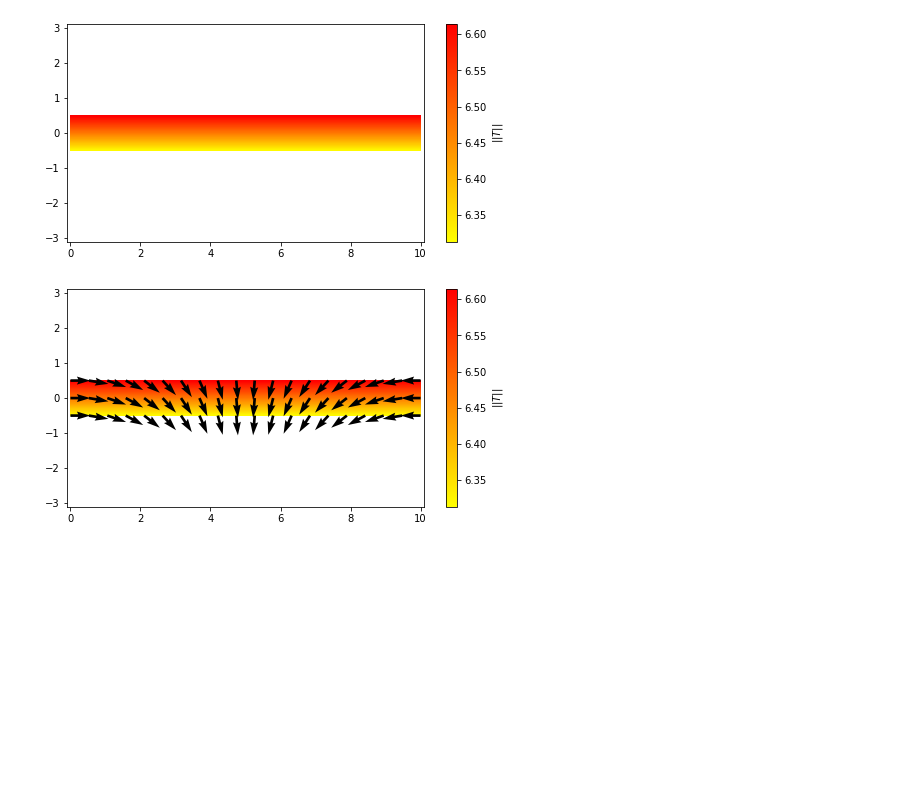
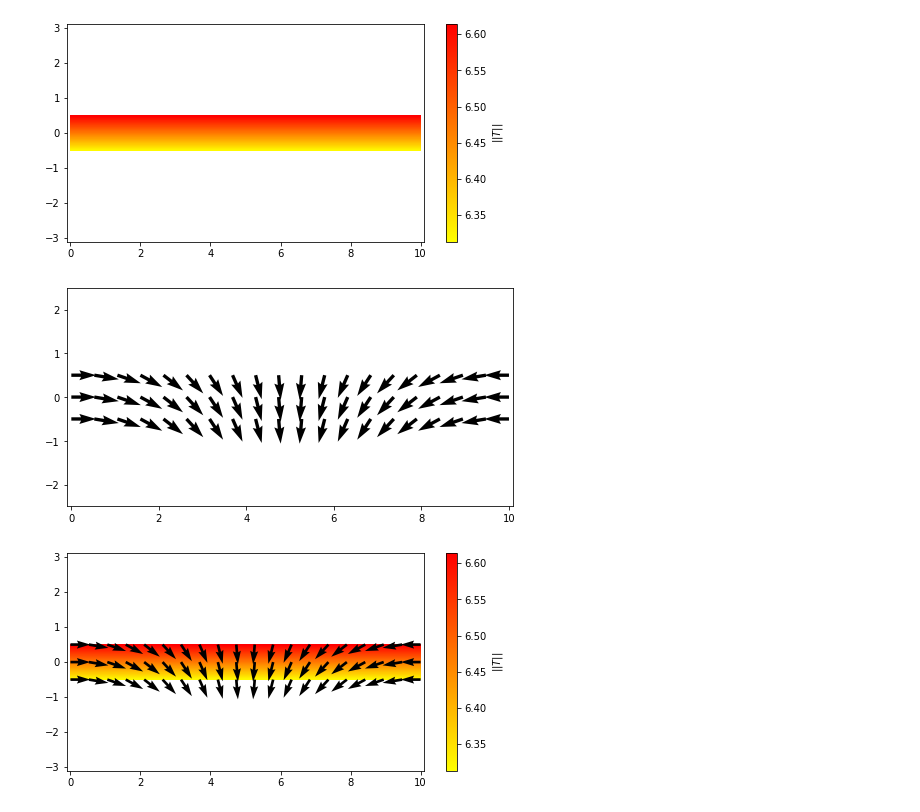
Before and after one commit to ivanvlam/IBM2020, a Jupyter notebook: Tarea 2/tarea-2.ipynb, the cells around one changed output. Drawn from its saved outputs; the diff is of its cells as text; code cells hidden in the pictures; blank space fills up the shorter version.

```diff
--- a/Tarea 2/tarea-2.ipynb
+++ b/Tarea 2/tarea-2.ipynb
@@ -255,4 +279,14 @@ for i in range(len(BB_x_r[:, 0])):
 
         T_norm_local = np.linalg.norm(local_T)
         T[0, i, j], T[1, i, j] = local_T[0] / T_norm_local, local_T[1] / T_norm_local
+# %%
+# Plot tracción material
+
+plt.figure(figsize=(8, 4))
+plt.quiver(BB_x_r, BB_y_r, *T, color = 'k')
+plt.axis('equal')
+plt.xlim(-0.1, 10.1)
+plt.show()
+# %% [output]
+[figure, added]
 # %%
```
Also changed, not shown: parts of 17 cells of this notebook.
